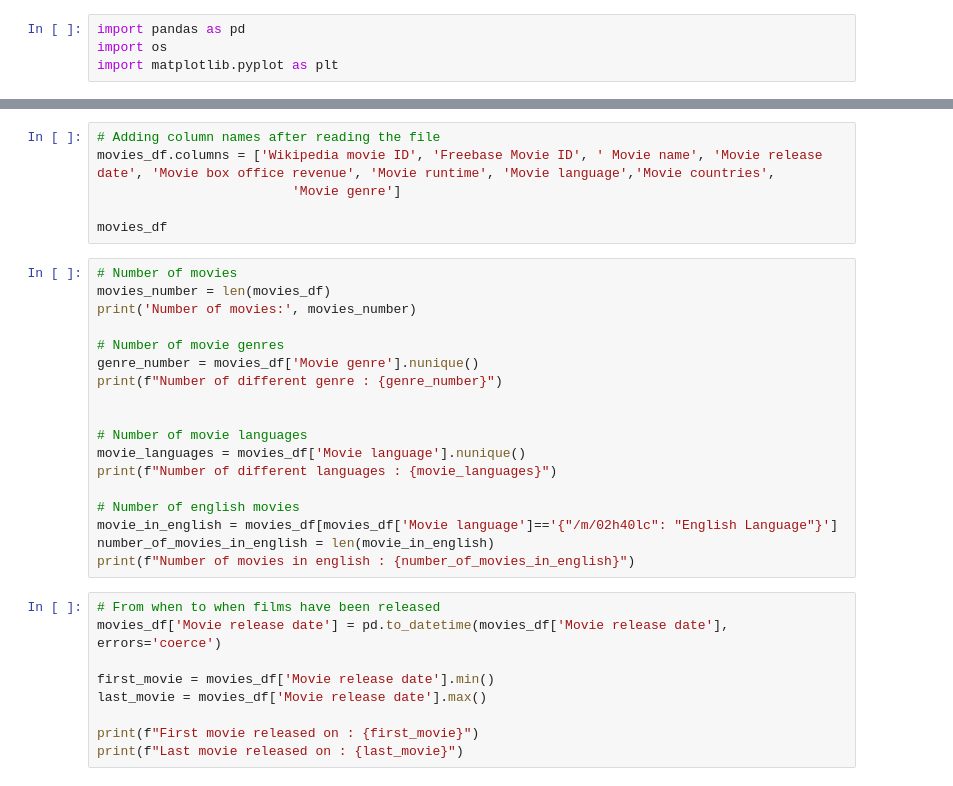
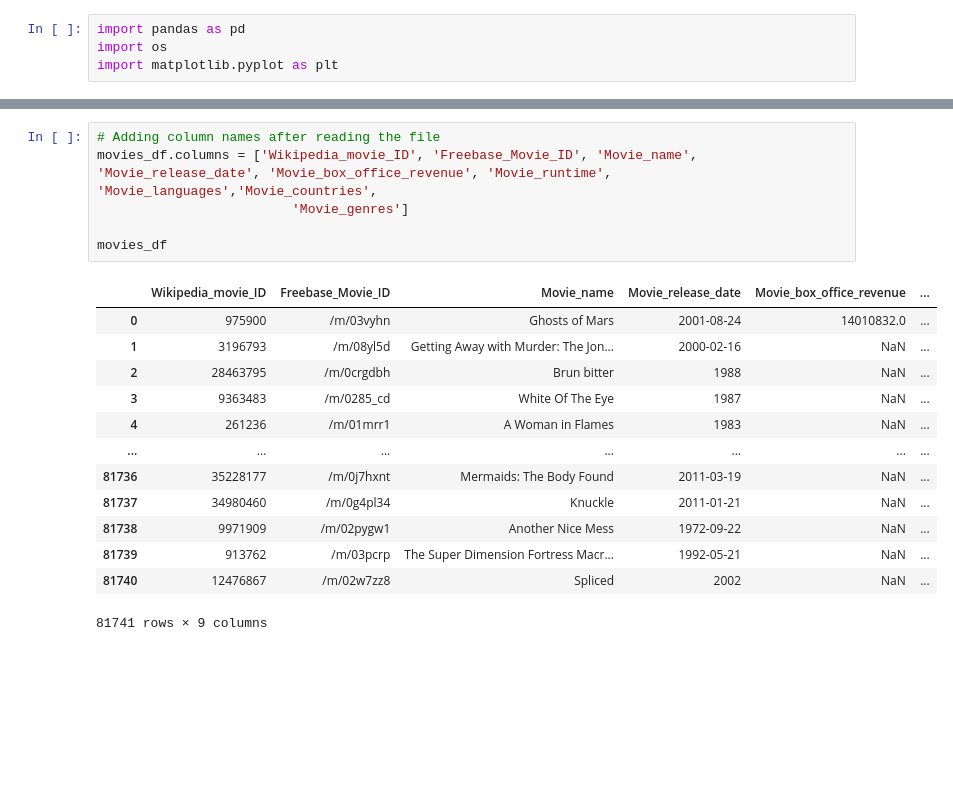
Before and after one commit to epfl-ada/ada-2024-project-analyticaldementialavengers, a Jupyter notebook: data_visualization.ipynb, the cells around one changed output, grey strips where cells are left out. Saved outputs shown, nothing was run; the diff lists cells and outputs as text; blank space fills up the shorter version.

```diff
--- a/data_visualization.ipynb
+++ b/data_visualization.ipynb
@@ -41,33 +55,20 @@ movies_df.head()
 # %%
 # Adding column names after reading the file
-movies_df.columns = ['Wikipedia movie ID', 'Freebase Movie ID', ' Movie name', 'Movie release date', 'Movie box office revenue', 'Movie runtime', 'Movie language','Movie countries',
-                         'Movie genre']
+movies_df.columns = ['Wikipedia_movie_ID', 'Freebase_Movie_ID', 'Movie_name', 'Movie_release_date', 'Movie_box_office_revenue', 'Movie_runtime', 'Movie_languages','Movie_countries',
+                         'Movie_genres']
 
 movies_df
+# %% [output]
+|  | Wikipedia_movie_ID | Freebase_Movie_ID | Movie_name | Movie_release_date | Movie_box_office_revenue | ... |
+| 0 | 975900 | /m/03vyhn | Ghosts of Mars | 2001-08-24 | 14010832.0 | ... |
+| 1 | 3196793 | /m/08yl5d | Getting Away with Murder: The Jon... | 2000-02-16 | NaN | ... |
+| 2 | 28463795 | /m/0crgdbh | Brun bitter | 1988 | NaN | ... |
+| 3 | 9363483 | /m/0285_cd | White Of The Eye | 1987 | NaN | ... |
+| 4 | 261236 | /m/01mrr1 | A Woman in Flames | 1983 | NaN | ... |
+| ... | ... | ... | ... | ... | ... | ... |
+| 81736 | 35228177 | /m/0j7hxnt | Mermaids: The Body Found | 2011-03-19 | NaN | ... |
+| 81737 | 34980460 | /m/0g4pl34 | Knuckle | 2011-01-21 | NaN | ... |
+| 81738 | 9971909 | /m/02pygw1 | Another Nice Mess | 1972-09-22 | NaN | ... |
+| 81739 | 913762 | /m/03pcrp | The Super Dimension Fortress Macr... | 1992-05-21 | NaN | ... |
+| 81740 | 12476867 | /m/02w7zz8 | Spliced | 2002 | NaN | ... |
+81741 rows × 9 columns
-# %%
-# Number of movies
-movies_number = len(movies_df)
-print('Number of movies:', movies_number)
-
-# Number of movie genres
-genre_number = movies_df['Movie genre'].nunique()
-print(f"Number of different genre : {genre_number}")
-
-
-# Number of movie languages
-movie_languages = movies_df['Movie language'].nunique()
-print(f"Number of different languages : {movie_languages}")
-
-# Number of english movies
-movie_in_english = movies_df[movies_df['Movie language']=='{"/m/02h40lc": "English Language"}']
-number_of_movies_in_english = len(movie_in_english)
-print(f"Number of movies in english : {number_of_movies_in_english}")
-# %%
-# From when to when films have been released
-movies_df['Movie release date'] = pd.to_datetime(movies_df['Movie release date'], errors='coerce')
-
-first_movie = movies_df['Movie release date'].min()
-last_movie = movies_df['Movie release date'].max()
-
-print(f"First movie released on : {first_movie}")
-print(f"Last movie released on : {last_movie}")
```
Also changed, not shown: parts of 39 cells of this notebook.
